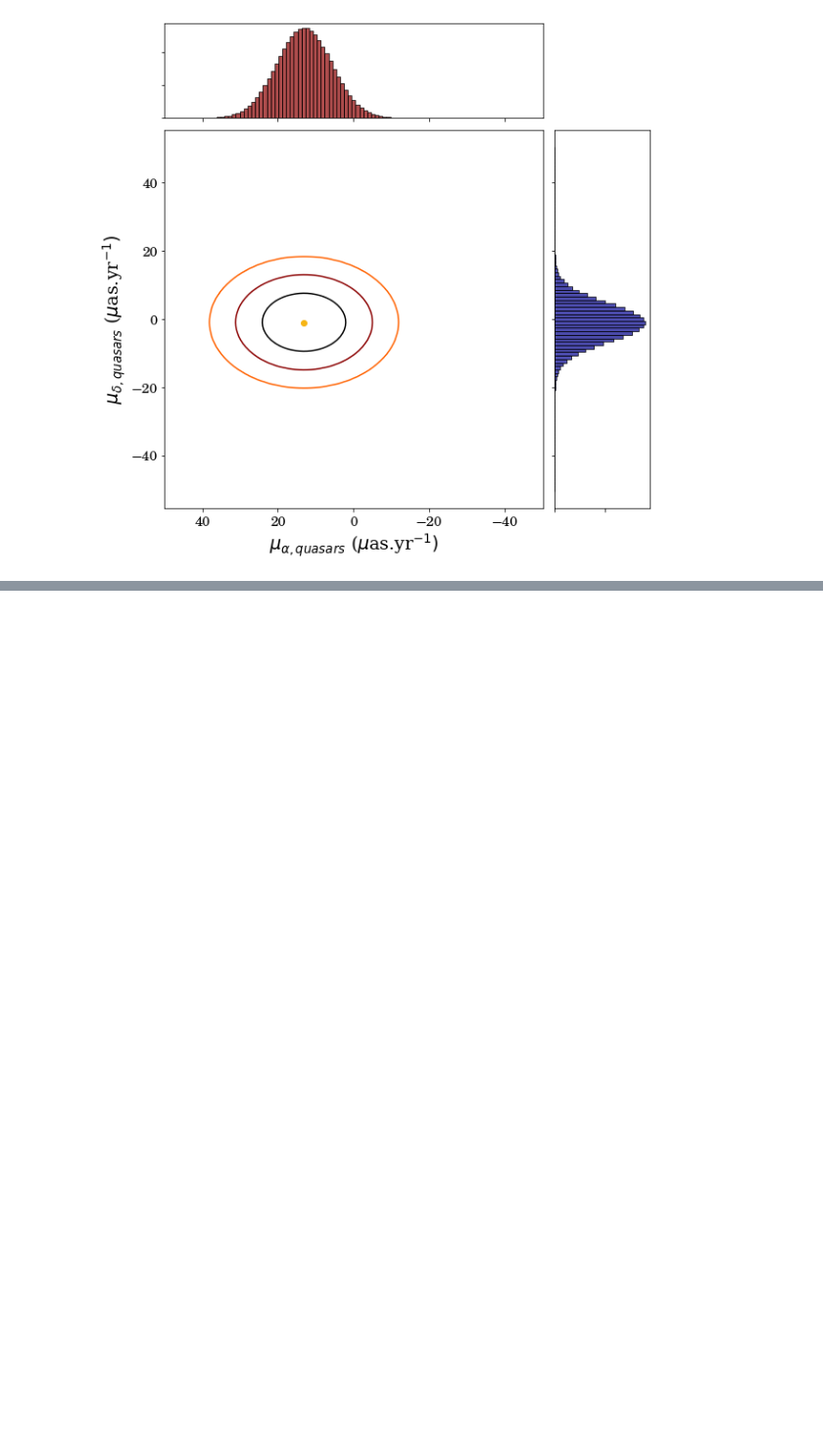
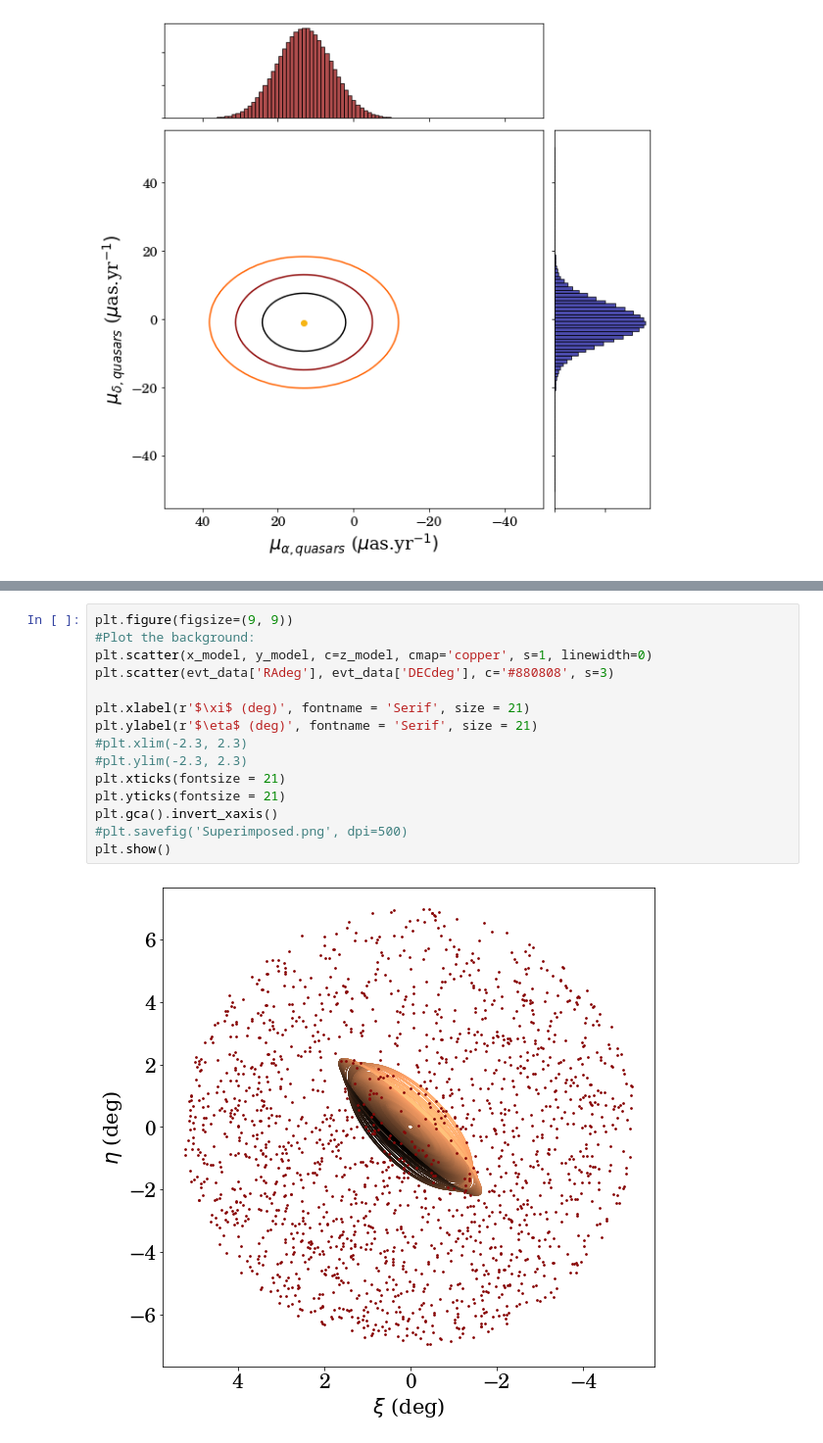
Before and after one commit to SamuelLimbo/AndromedaProperMotion, a Jupyter notebook: QuasarSystematics.ipynb, the cells around one changed output, grey strips where cells are left out. Shown at 98% size. Cells and saved outputs as stored; diff of their text form; blank space fills up the shorter version.

```diff
--- a/QuasarSystematics.ipynb
+++ b/QuasarSystematics.ipynb
@@ -369,0 +414,17 @@ $\displaystyle \mu_{\delta, quasars} = -1.0\pm5.6\ \mu as/yr$
+# %%
+plt.figure(figsize=(9, 9))
+#Plot the background:
+plt.scatter(x_model, y_model, c=z_model, cmap='copper', s=1, linewidth=0)
+plt.scatter(evt_data['RAdeg'], evt_data['DECdeg'], c='#880808', s=3)
+
+plt.xlabel(r'$\xi$ (deg)', fontname = 'Serif', size = 21)
+plt.ylabel(r'$\eta$ (deg)', fontname = 'Serif', size = 21)
+#plt.xlim(-2.3, 2.3)
+#plt.ylim(-2.3, 2.3)
+plt.xticks(fontsize = 21)
+plt.yticks(fontsize = 21)
+plt.gca().invert_xaxis()
+#plt.savefig('Superimposed.png', dpi=500)
+plt.show()
+# %% [output]
+[figure, added]
```
Also changed, not shown: parts of 16 cells of this notebook.
